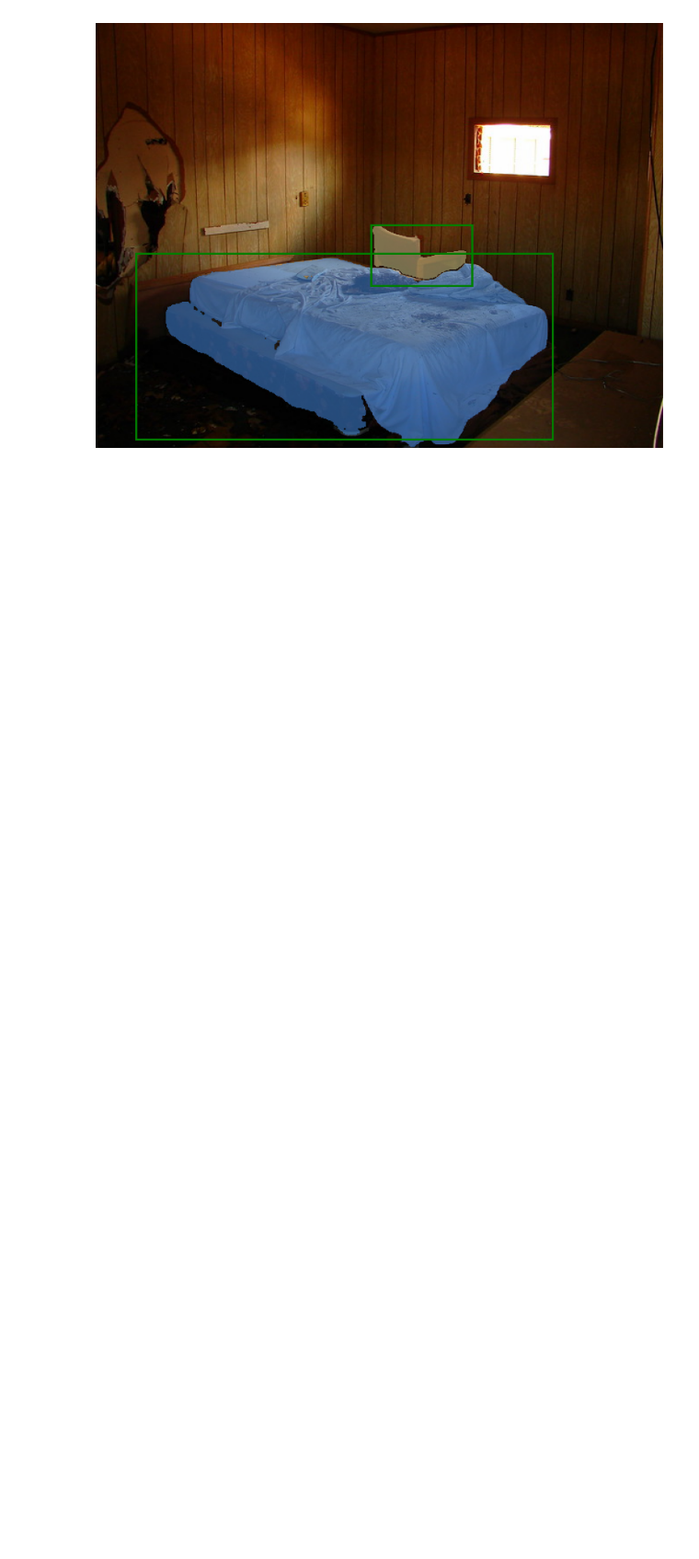
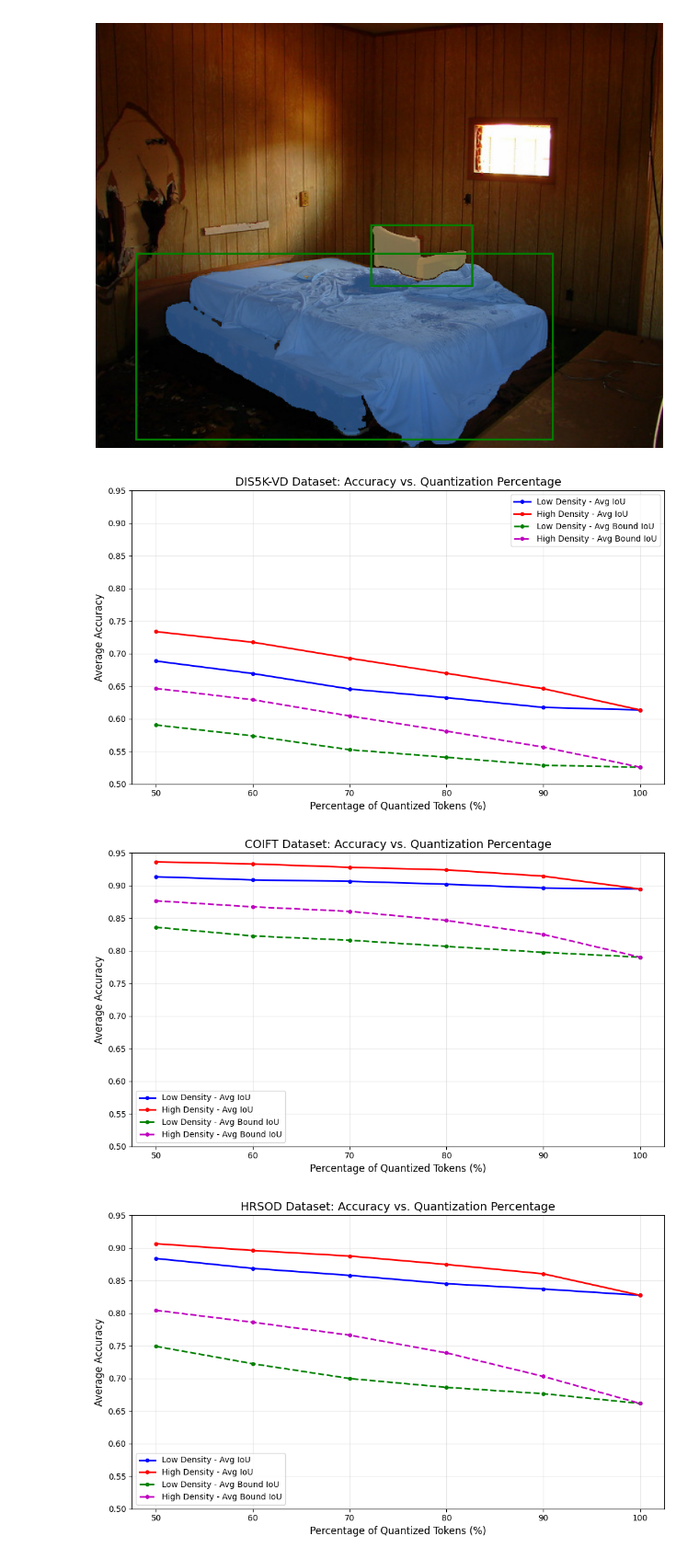
Before and after one commit to hchautran/SAM_Quantization, a Jupyter notebook: quant/notebook.ipynb, the cells around one changed output. Shown at 92% size. Saved outputs shown, nothing was run; the diff lists cells and outputs as text; code cells hidden in the pictures; blank space fills up the shorter version.

```diff
--- a/quant/notebook.ipynb
+++ b/quant/notebook.ipynb
@@ -173,3 +173,68 @@ image:    7
 Score: 0.960
 Score: 0.971
 [figure]
+# %%
+import matplotlib.pyplot as plt
+import numpy as np
+
+# Define the x-axis values
+x = np.array([50, 60, 70, 80, 90, 100])
+
+# Data for DIS5K-VD
+dis_low_iou = [0.6886, 0.6694, 0.6457, 0.6324, 0.6175, 0.6136]
+dis_high_iou = [0.7336, 0.7174, 0.6929, 0.6698, 0.6462, 0.6136]
+dis_low_bound = [0.5905, 0.5738, 0.5526, 0.541, 0.5288, 0.5258]
+dis_high_bound = [0.6465, 0.6292, 0.6043, 0.5811, 0.5567, 0.5258]
+
+# Data for COIFT
+coift_low_iou = [0.9134, 0.9086, 0.9065, 0.902, 0.8962, 0.8947]
+coift_high_iou = [0.9363, 0.9331, 0.928, 0.924, 0.9144, 0.8947]
+coift_low_bound = [0.836, 0.8227, 0.8161, 0.8067, 0.7975, 0.7902]
+coift_high_bound = [0.8766, 0.8673, 0.8604, 0.8464, 0.8251, 0.7902]
+
+# Data for HRSOD
+hr_low_iou = [0.8838, 0.8686, 0.8579, 0.8451, 0.837, 0.8274]
+hr_high_iou = [0.9065, 0.8961, 0.8875, 0.8746, 0.8603, 0.8274]
+hr_low_bound = [0.7491, 0.7224, 0.6997, 0.6862, 0.6765, 0.6615]
+hr_high_bound = [0.8043, 0.786, 0.7662, 0.739, 0.703, 0.6615]
+
+# Data for ThinObject5k-TE
+thin_low_iou = [0.8306, 0.8111, 0.7888, 0.7706, 0.7489, 0.7354]
+thin_high_iou = [0.8632, 0.8525, 0.8371, 0.8123, 0.7831, 0.7354]
+thin_low_bound = [0.6749, 0.6468, 0.617, 0.5954, 0.571, 0.5565]
+thin_high_bound = [0.7321, 0.7081, 0.6803, 0.6477, 0.6073, 0.5565]
+
+# Datasets and their data
+datasets = [
+    ('DIS5K-VD', dis_low_iou, dis_high_iou, dis_low_bound, dis_high_bound),
+    ('COIFT', coift_low_iou, coift_high_iou, coift_low_bound, coift_high_bound),
+    ('HRSOD', hr_low_iou, hr_high_iou, hr_low_bound, hr_high_bound),
+    ('ThinObject5k-TE', thin_low_iou, thin_high_iou, thin_low_bound, thin_high_bound)
+]
+
+# Create 4 separate figures
+for name, low_iou, high_iou, low_bound, high_bound in datasets:
+    plt.figure(figsize=(10, 6))
+
+    # Plot the four lines
+    plt.plot(x, low_iou, 'b-', marker='o', markersize=4, label='Low Density - Avg IoU', linewidth=2)
+    plt.plot(x, high_iou, 'r-', marker='o', markersize=4, label='High Density - Avg IoU', linewidth=2)
+    plt.plot(x, low_bound, 'g--', marker='o', markersize=4, label='Low Density - Avg Bound IoU', linewidth=2)
+    plt.plot(x, high_bound, 'm--', marker='o', markersize=4, label='High Density - Avg Bound IoU', linewidth=2)
+
+    plt.xlabel('Percentage of Quantized Tokens (%)', fontsize=12)
+    plt.ylabel('Average Accuracy', fontsize=12)
+    plt.title(f'{name} Dataset: Accuracy vs. Quantization Percentage', fontsize=14)
+    plt.legend(fontsize=10)
+    plt.grid(True, alpha=0.3)
+    plt.xticks(x)
+    plt.ylim(0.5, 0.95)  # Adjust y-limits based on data range if needed
+
+    plt.tight_layout()
+    plt.show()
+
+print("Plots generated for all four datasets.")
+# %% [output]
+[figure, added]
+[figure, added]
+[figure, added]
```
Also changed, not shown: parts of 1 cell of this notebook, 36 other files.
